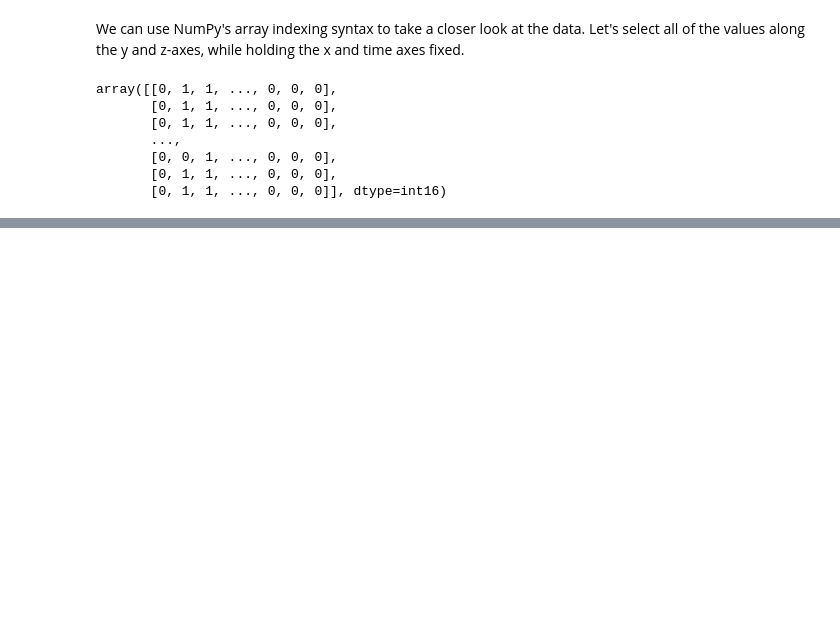
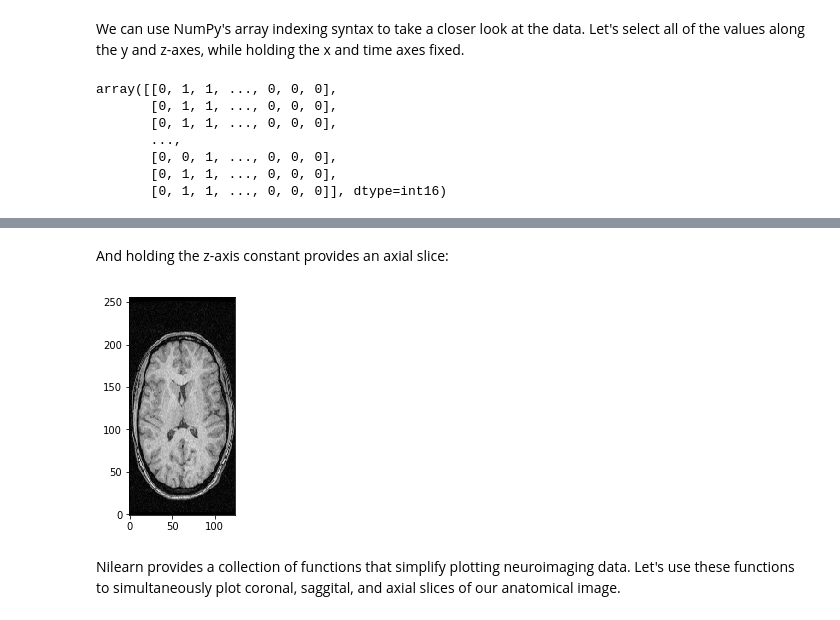
Before and after one commit to beausievers/learn-neuroimaging, a Jupyter notebook: module_01_how_brain_images_are_stored.ipynb, the cells around one changed output, grey strips where cells are left out. Drawn from its saved outputs; the diff is of its cells as text; code cells hidden in the pictures; blank space fills up the shorter version.

```diff
--- a/module_01_how_brain_images_are_stored.ipynb
+++ b/module_01_how_brain_images_are_stored.ipynb
@@ -70,3 +76,11 @@ Now we can clearly see that selecting all y and z-axis values while holding the
+# %% [markdown]
+And holding the z-axis constant provides an axial slice:
+# %%
+plt.imshow(haxby_anat_data[:, :, 150, 0].T, cmap='gray', interpolation='none', origin="lower");
+# %% [output]
+[figure, added]
+# %% [markdown]
+Nilearn provides a collection of functions that simplify plotting neuroimaging data. Let's use these functions to simultaneously plot coronal, saggital, and axial slices of our anatomical image.
 # %%
 from nilearn import plotting
 # %%
```
Also changed, not shown: parts of 7 cells of this notebook.
